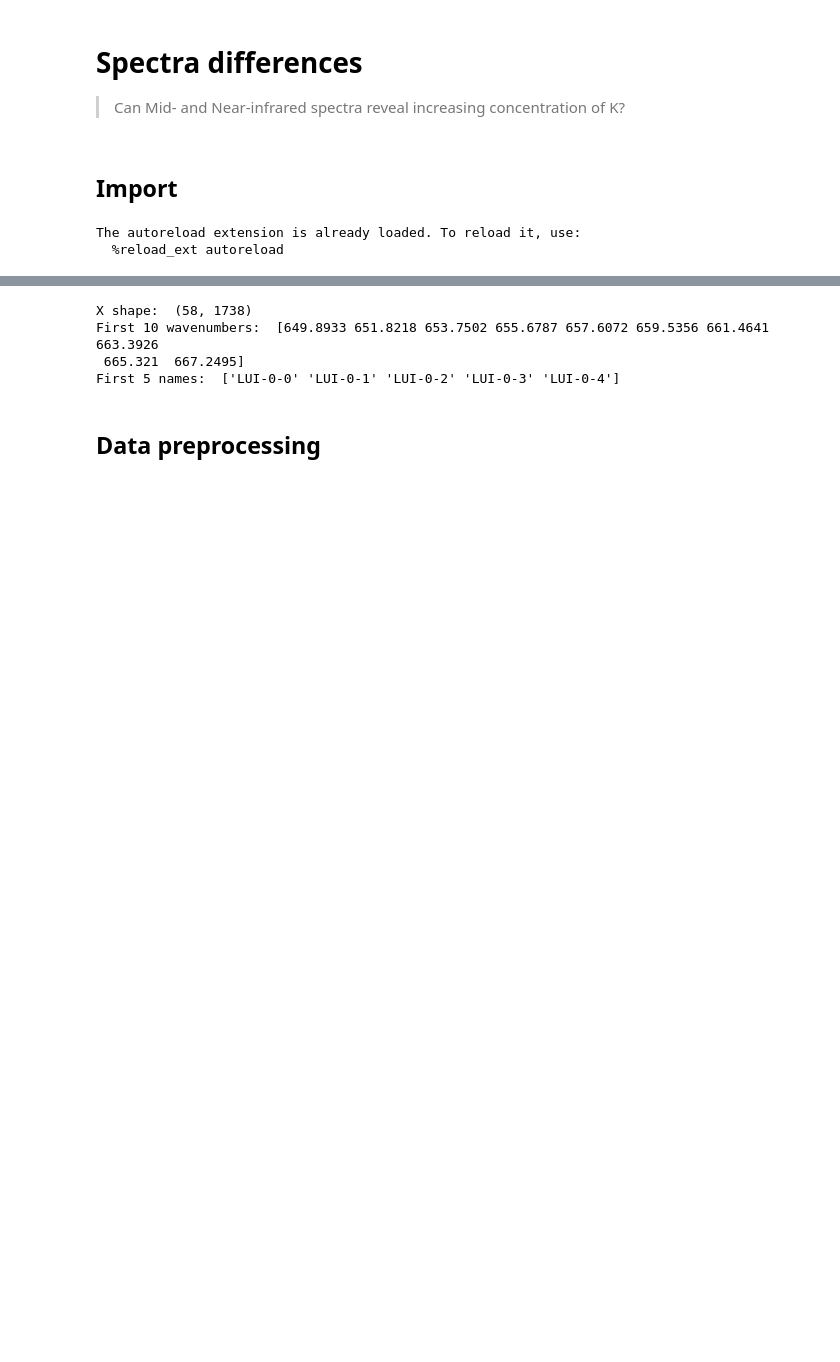
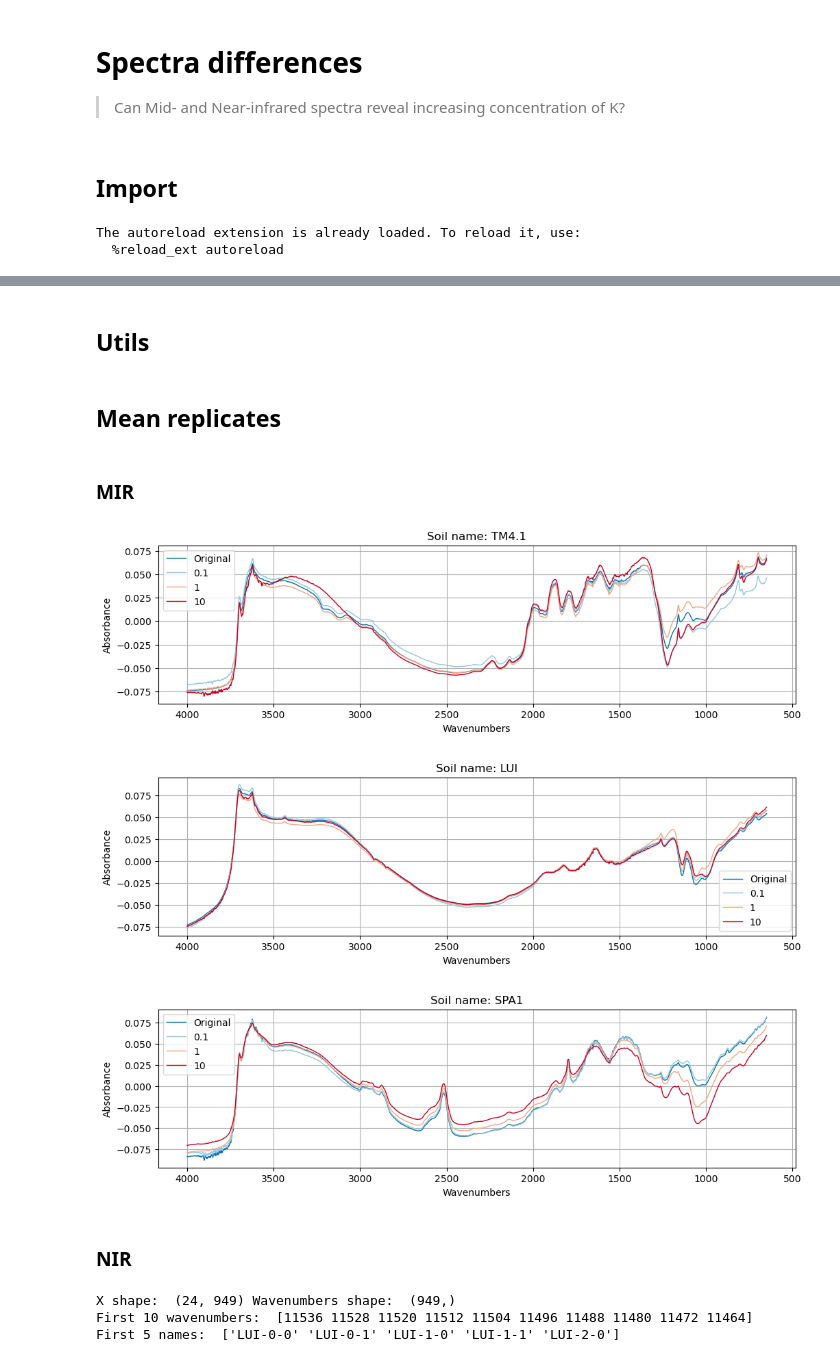
Before and after one commit to franckalbinet/spik, a Jupyter notebook: nbs/paper/spectra-differences.ipynb, the cells around one changed output, grey strips where cells are left out. Saved outputs shown, nothing was run; the diff lists cells and outputs as text; code cells hidden in the pictures; blank space fills up the shorter version.

Commit message:
reorder cells in spectra differences notebook

```diff
--- a/nbs/paper/spectra-differences.ipynb
+++ b/nbs/paper/spectra-differences.ipynb
@@ -25,3 +23,28 @@ from spik.preprocessing import MeanCenter, MeanReplicates
+# %%
+deep_blue, blue, orange, red = '#0571b0', '#92c5de', '#f4a582', '#ca0020'
+# %% [markdown]
+## Utils
+# %%
+def plot_spectra(X, wavenumbers, colors, labels, smp_name,
+                 xlabel='Wavenumbers', ylabel='Absorbance',
+                 spectra_type='MIR', figsize=(12, 5)):
+
+
+    fig, ax = plt.subplots(figsize=figsize)
+
+    X = X[:, :len(wavenumbers)]
+
+    for i in range(X.shape[0]):
+        ax.plot(wavenumbers, X[i], color=colors[i], label=labels[i], lw=1)
+
+    ax.invert_xaxis()
+    ax.xaxis.set_major_locator(plt.MultipleLocator(500))
+    ax.grid(True)
+    ax.legend()
+    ax.set_xlabel(xlabel)
+    ax.set_ylabel(ylabel)
+
+    ax.set_title(f'Soil name: {smp_name}')
 # %%
 def load_data(spectra_type):
     if spectra_type == 'MIR':
@@ -34,18 +57,37 @@ def load_data(spectra_type):
         X, wavenumbers, names = load_nir(fname)
 
     return X, wavenumbers, names, ascending
+# %% [markdown]
+## Mean replicates
+# %% [markdown]
+### MIR
+# %%
+spectra_type = 'MIR'
+X, wavenumbers, names, ascending = load_data(spectra_type)
+
+for smp_name in ['TM4.1', 'LUI', 'SPA1']:
+    pipe = Pipeline([
+        ('mean center replicates', MeanReplicates(smp_name, names))
+    ])
+
+    plot_spectra(pipe.fit_transform(X), wavenumbers,
+                 [deep_blue, blue, orange, red], ['Original', '0.1', '1', '10'],
+                 smp_name, figsize=(12, 3))
+# %% [output]
+[figure, added]
+[figure, added]
+[figure, added]
+# %% [markdown]
+### NIR
 # %%
-spectra_type = 'MIR'
+spectra_type = 'NIR'
 
 X, wavenumbers, names, ascending = load_data(spectra_type)
-print('X shape: ', X.shape)
+print('X shape: ', X.shape, 'Wavenumbers shape: ', wavenumbers.shape)
 print('First 10 wavenumbers: ', wavenumbers[:10])
 print('First 5 names: ', names[:5])
 # %% [output]
-X shape:  (58, 1738)
-First 10 wavenumbers:  [649.8933 651.8218 653.7502 655.6787 657.6072 659.5356 661.4641 663.3926
- 665.321  667.2495]
-First 5 names:  ['LUI-0-0' 'LUI-0-1' 'LUI-0-2' 'LUI-0-3' 'LUI-0-4']
+X shape:  (24, 949) Wavenumbers shape:  (949,)
+First 10 wavenumbers:  [11536 11528 11520 11512 11504 11496 11488 11480 11472 11464]
+First 5 names:  ['LUI-0-0' 'LUI-0-1' 'LUI-1-0' 'LUI-1-1' 'LUI-2-0']
-# %% [markdown]
-## Data preprocessing
 # %%
```
Also changed, not shown: parts of 15 cells of this notebook, 7 other files.
